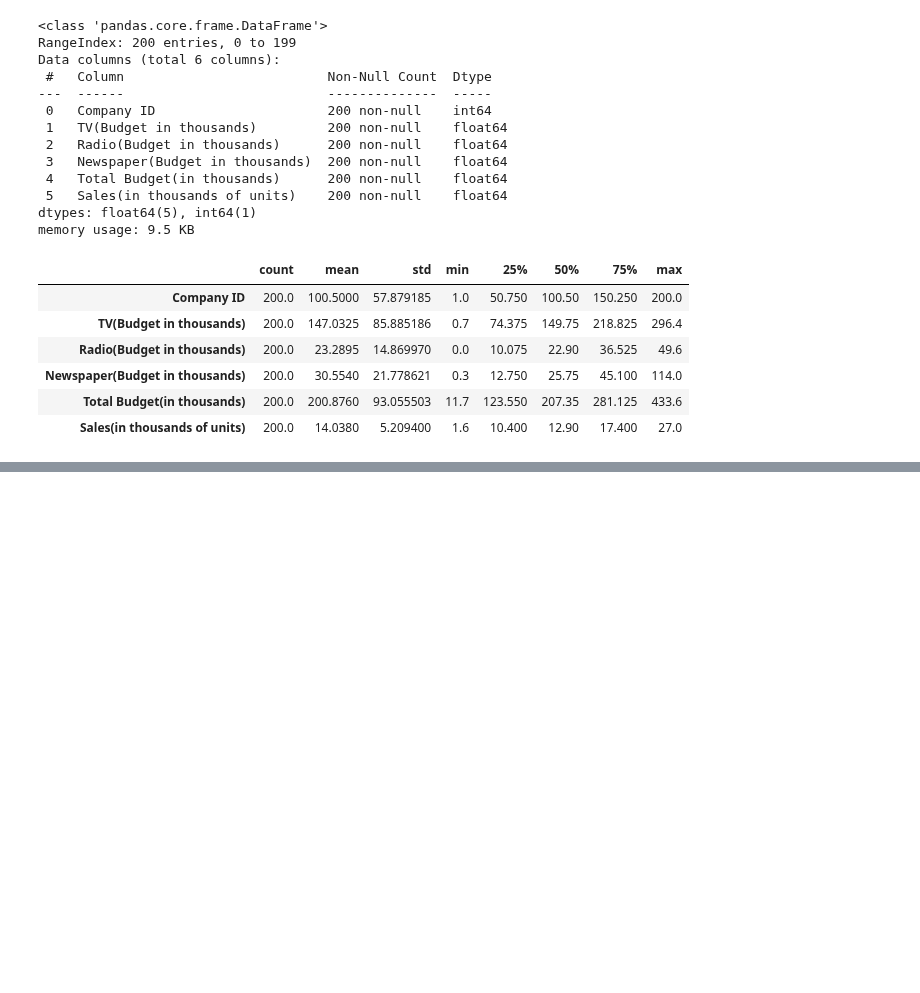
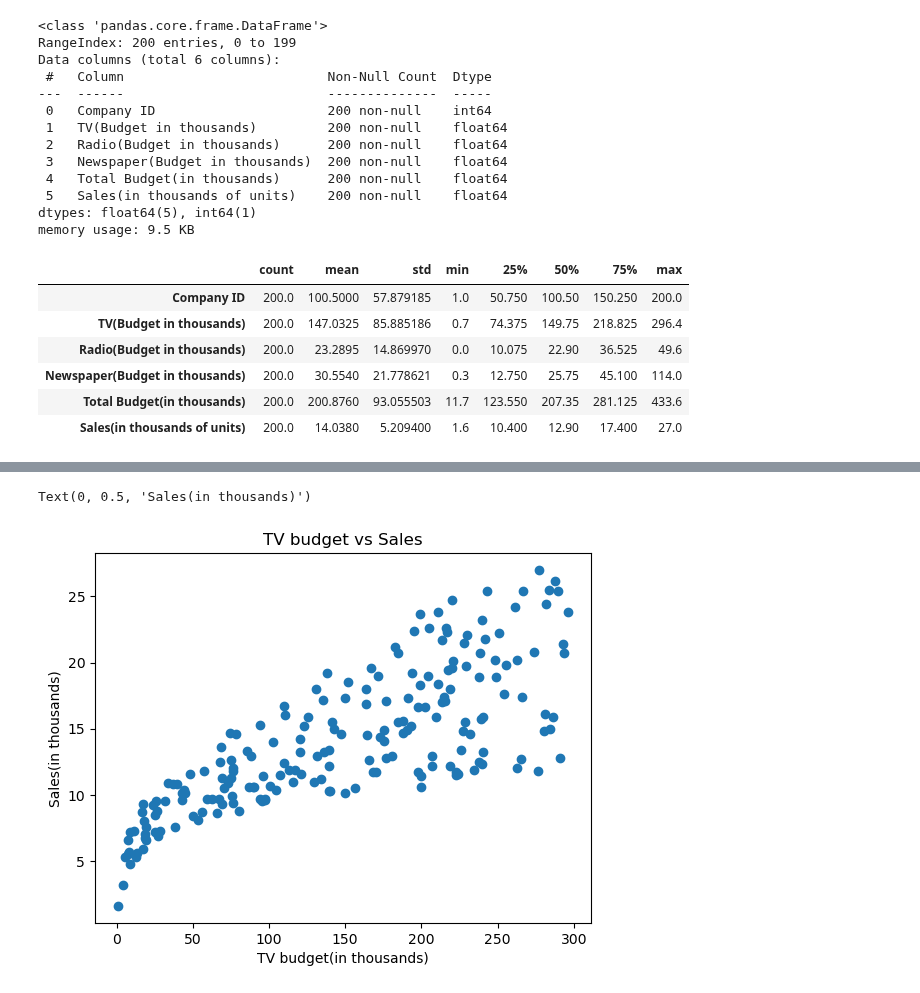
Before and after one commit to ricsalazar810/project-one, a Jupyter notebook: main.ipynb, the cells around one changed output, grey strips where cells are left out. Cells and saved outputs as stored; diff of their text form; code cells hidden in the pictures; blank space fills up the shorter version.

```diff
--- a/main.ipynb
+++ b/main.ipynb
@@ -113,0 +117,16 @@ plt.bar(x.index, x['Sales(in thousands of units)'])
+# %%
+#Create variables for scatterplots
+tv = ad_data['TV']
+sales = ad_data['Sales']
+total_budget = ad_data['Total Budget(in thousands)']
+newspaper = ad_data['Newspaper']
+radio = ad_data['Radio']
+
+#Create scatterplot for tv
+plt.scatter(tv, sales, marker="o")
+plt.title('TV budget vs Sales')
+plt.xlabel('TV budget(in thousands)')
+plt.ylabel('Sales(in thousands)')
+# %% [output]
+Text(0, 0.5, 'Sales(in thousands)')
+[figure, added]
```
Also changed, not shown: parts of 5 cells of this notebook.
